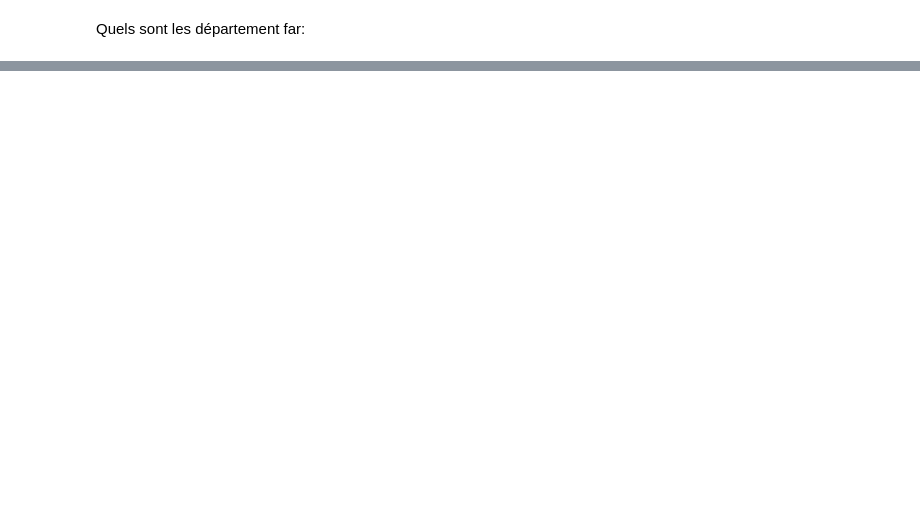
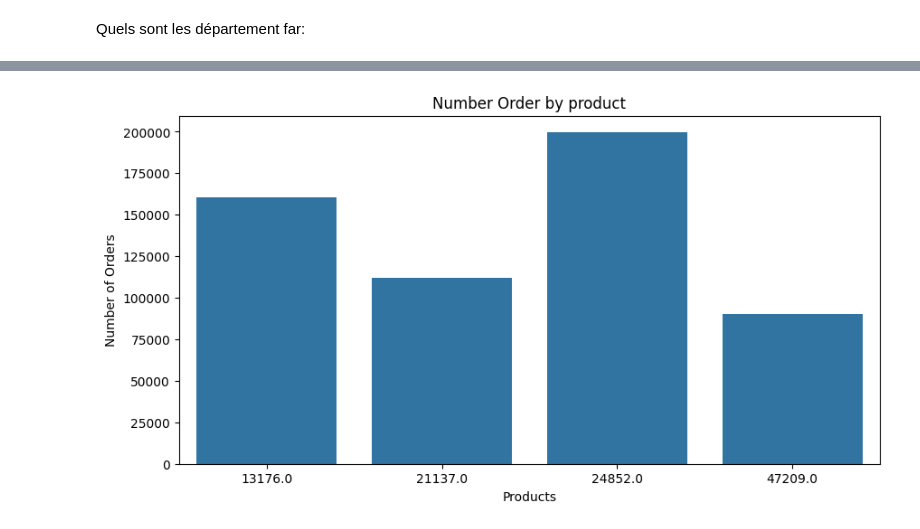
Before and after one commit to AdamTamboura/NextBuy_ML_project, a Jupyter notebook: notebooks/eda.ipynb, the cells around one changed output, grey strips where cells are left out. Drawn from its saved outputs; the diff is of its cells as text; code cells hidden in the pictures; blank space fills up the shorter version.

```diff
--- a/notebooks/eda.ipynb
+++ b/notebooks/eda.ipynb
@@ -218,0 +360,11 @@ Quels sont les département far:
+# %%
+#Prepare data for bestsellers fruits
+
+df_fresh_fruits = df_nextBuy[df_nextBuy["aisle_id"] == 24]
+
+sells_of_the_fresh_fruits = (
+    df_fresh_fruits
+    .groupby("product_id")["order_id"]
+    .nunique()
+    .reset_index(name="num_orders")
+)
@@ -218,0 +389,5 @@ Quels sont les département far:
+# %%
+#remove num_orders qui sont moins de 75000
+product_bestsellers = sells_of_the_fresh_fruits[
+    sells_of_the_fresh_fruits["num_orders"] >= 75000
+]
@@ -218,0 +402,9 @@ Quels sont les département far:
+# %%
+product_bestsellers = product_bestsellers.merge(
+    df_nextBuy[["product_id", "product_name"]],
+    on="product_id",
+    how="left"
+)
+# %%
+product_bestsellers = product_bestsellers.drop_duplicates()
+product_bestsellers.head(10)
@@ -218,0 +417,19 @@ Quels sont les département far:
+# %%
+#Graphic of bestseller aisles of produce
+plt.figure(figsize=(10,5))
+
+sns.barplot(
+    data = product_bestsellers,
+    x = "product_id",
+    y = "num_orders",
+)
+
+
+plt.title("Number Order by product")
+plt.xlabel("Products")
+plt.ylabel("Number of Orders")
+
+
+plt.show()
+# %% [output]
+[figure, added]
```
Also changed, not shown: parts of 21 cells of this notebook.
